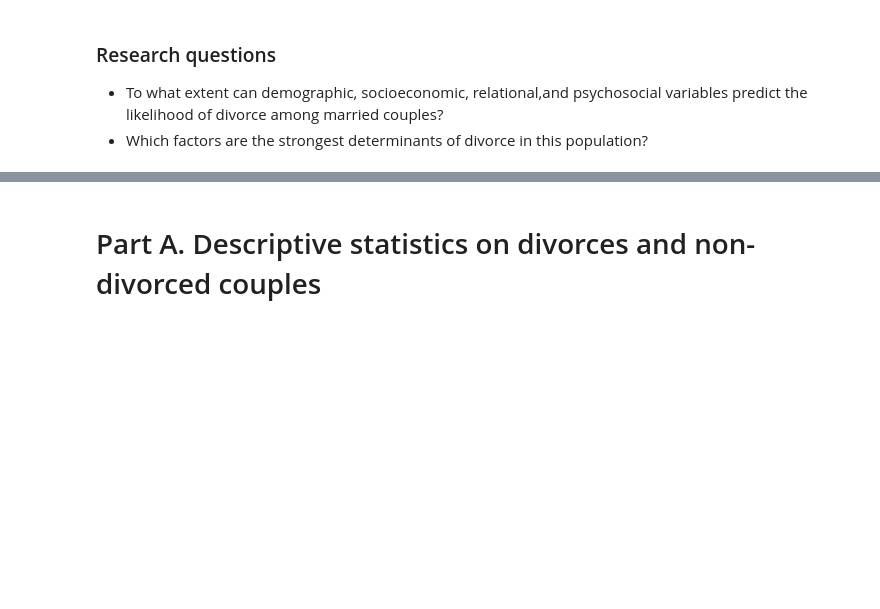
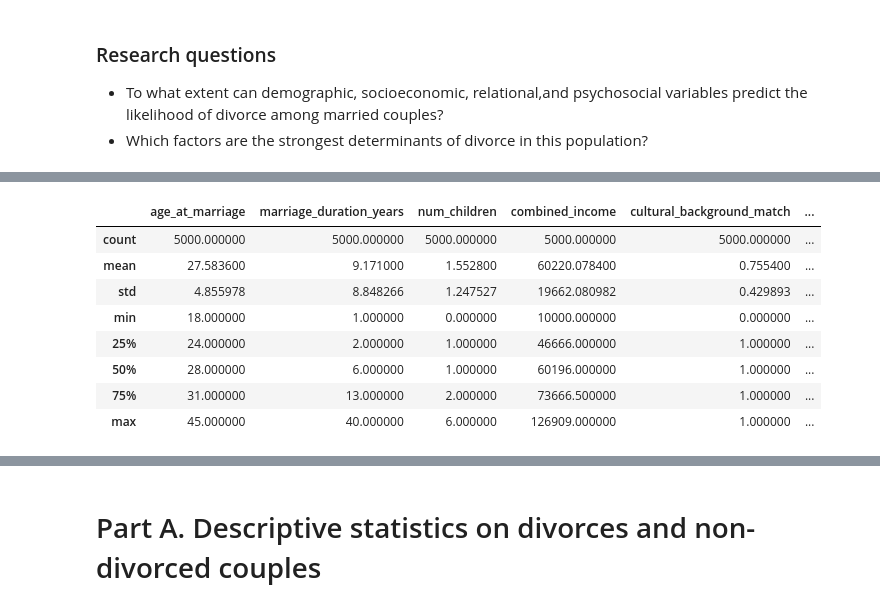
Before and after one commit to Rodrigu87/Module-2-Project-CAS-UniBe, a Jupyter notebook: Divorce.ipynb, the cells around one changed output, grey strips where cells are left out. Cells and saved outputs as stored; diff of their text form; code cells hidden in the pictures; blank space fills up the shorter version.

```diff
--- a/Divorce.ipynb
+++ b/Divorce.ipynb
@@ -53,0 +125,13 @@ df.head(10)
+# %%
+# Statistical summary of numeric columns
+df.describe()
+# %% [output]
+|  | age_at_marriage | marriage_duration_years | num_children | combined_income | cultural_background_match | ... |
+| count | 5000.000000 | 5000.000000 | 5000.000000 | 5000.000000 | 5000.000000 | ... |
+| mean | 27.583600 | 9.171000 | 1.552800 | 60220.078400 | 0.755400 | ... |
+| std | 4.855978 | 8.848266 | 1.247527 | 19662.080982 | 0.429893 | ... |
+| min | 18.000000 | 1.000000 | 0.000000 | 10000.000000 | 0.000000 | ... |
+| 25% | 24.000000 | 2.000000 | 1.000000 | 46666.000000 | 1.000000 | ... |
+| 50% | 28.000000 | 6.000000 | 1.000000 | 60196.000000 | 1.000000 | ... |
+| 75% | 31.000000 | 13.000000 | 2.000000 | 73666.500000 | 1.000000 | ... |
+| max | 45.000000 | 40.000000 | 6.000000 | 126909.000000 | 1.000000 | ... |
```
Also changed, not shown: parts of 11 cells of this notebook.
